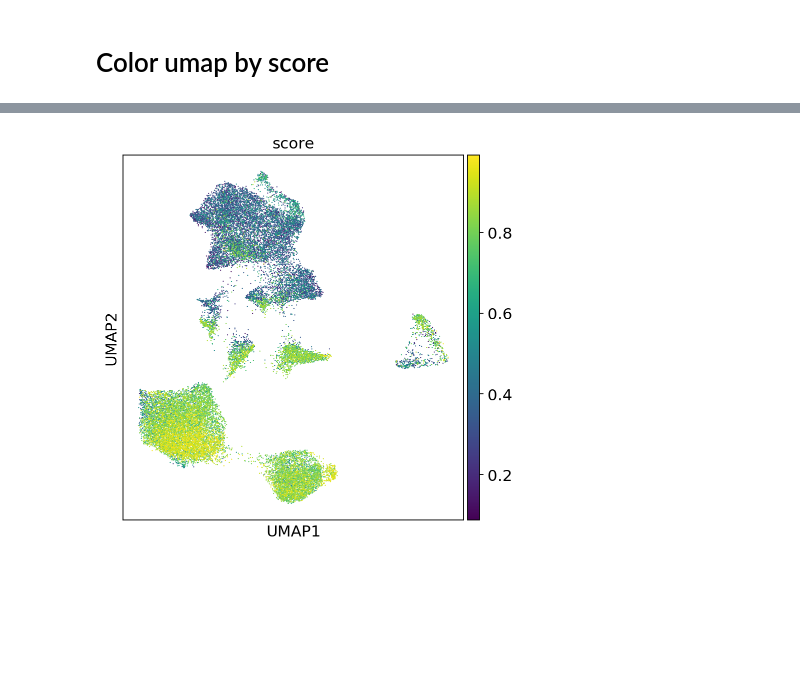
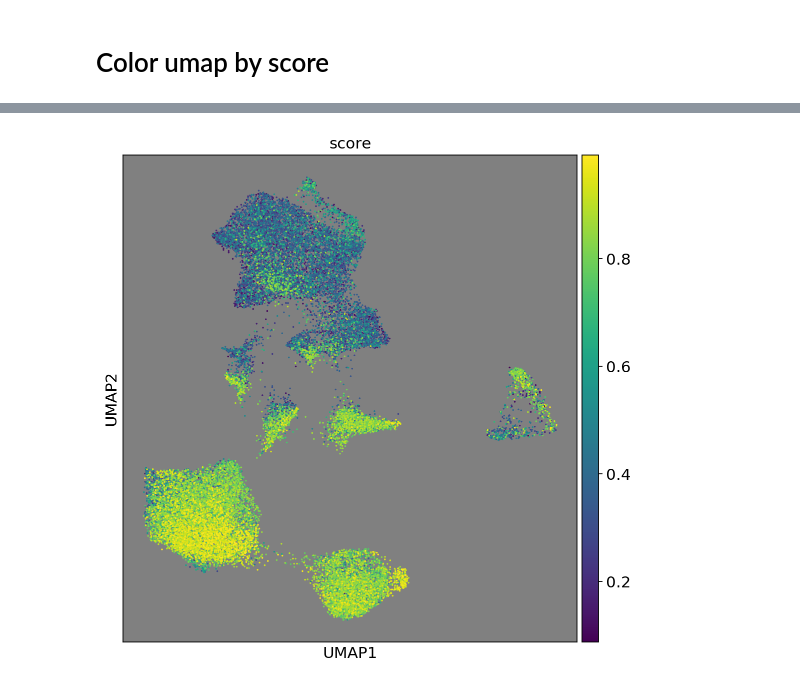
Before and after one commit to yelabucsf/spatial, a Jupyter notebook: spatial.notebooks/hex.images.analysis.ipynb, the cells around one changed output, grey strips where cells are left out. Saved outputs shown, nothing was run; the diff lists cells and outputs as text; code cells hidden in the pictures; blank space fills up the shorter version.

```diff
--- a/spatial.notebooks/hex.images.analysis.ipynb
+++ b/spatial.notebooks/hex.images.analysis.ipynb
@@ -521,10 +521,12 @@ adata.obs['score'] = scores
 # %%
 adata_keep = adata[adata.obs['score'] != -1].copy()
 # %%
-fig, ax = plt.subplots(figsize=(6,6))
-sc.pl.umap(adata_keep,ax=ax, show=False, return_fig=False, color='score');
+sc.settings.set_figure_params(dpi=80)
+fig, ax = plt.subplots(figsize=(8,8))
+ax.set_facecolor('gray')
+sc.pl.umap(adata_keep,ax=ax, show=False, return_fig=False, size=10, color='score');
 # %% [output]
-[figure, old version]
+[figure, new version]
 # %%
 covars = adata_keep.obs[['batch', 'celltype1','celltype2','spatial_bc','X','Y','%Hepato','score']]
 # %%
```
Also changed, not shown: 3 other files.
